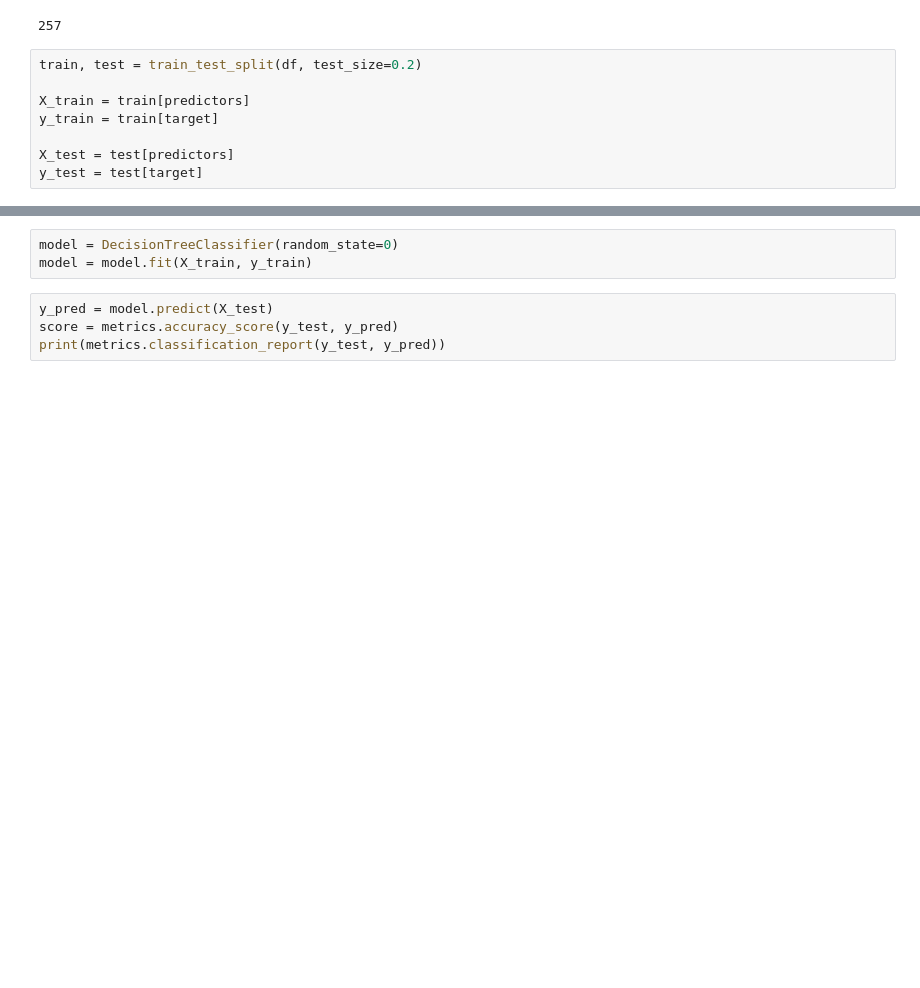
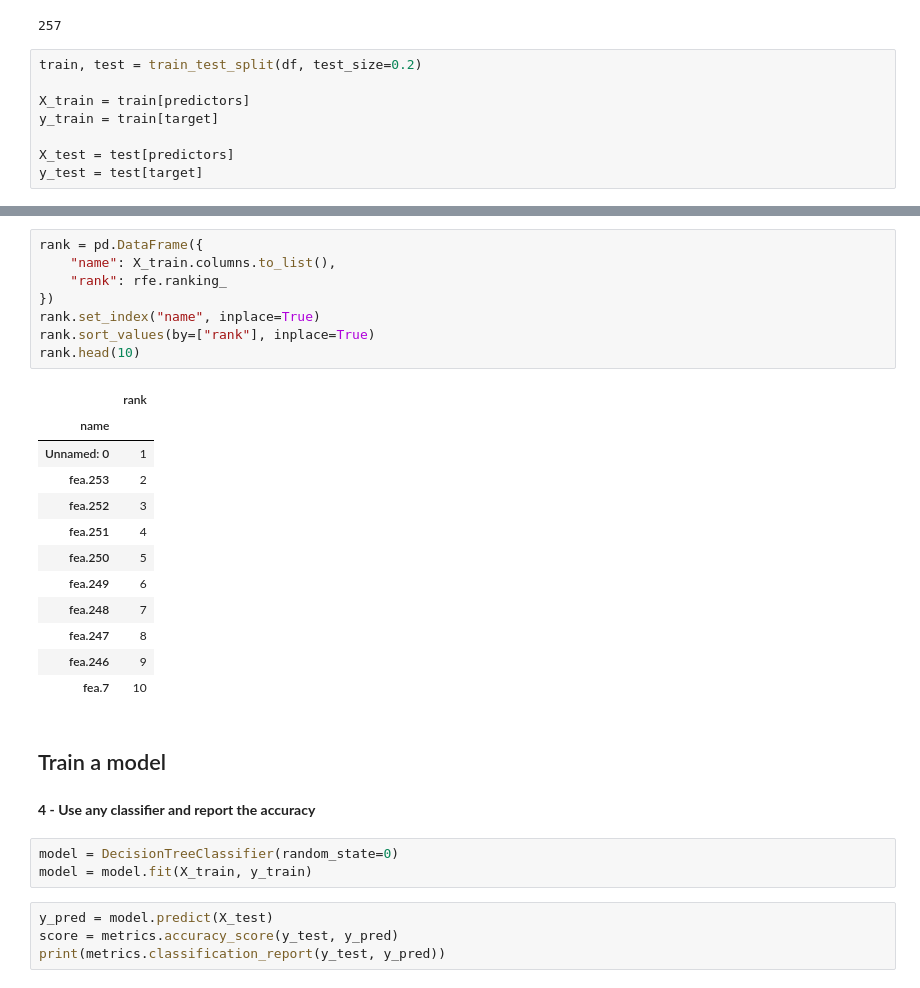
Before and after one commit to straylight77/data-sci-learning, a Jupyter notebook: dat203/lab8.ipynb, the cells around one changed output, grey strips where cells are left out. Cells and saved outputs as stored; diff of their text form; blank space fills up the shorter version.

```diff
--- a/dat203/lab8.ipynb
+++ b/dat203/lab8.ipynb
@@ -83,3 +99,28 @@ y_test = test[target]
+# %%
+rank = pd.DataFrame({
+    "name": X_train.columns.to_list(),
+    "rank": rfe.ranking_
+})
+rank.set_index("name", inplace=True)
+rank.sort_values(by=["rank"], inplace=True)
+rank.head(10)
+# %% [output]
+|  | rank |
+| name |  |
+| Unnamed: 0 | 1 |
+| fea.253 | 2 |
+| fea.252 | 3 |
+| fea.251 | 4 |
+| fea.250 | 5 |
+| fea.249 | 6 |
+| fea.248 | 7 |
+| fea.247 | 8 |
+| fea.246 | 9 |
+| fea.7 | 10 |
+# %% [markdown]
+## Train a model
+# %% [markdown]
+**4 - Use any classifier and report the accuracy**
 # %%
 model = DecisionTreeClassifier(random_state=0)
 model = model.fit(X_train, y_train)
```
Also changed, not shown: parts of 26 cells of this notebook.
